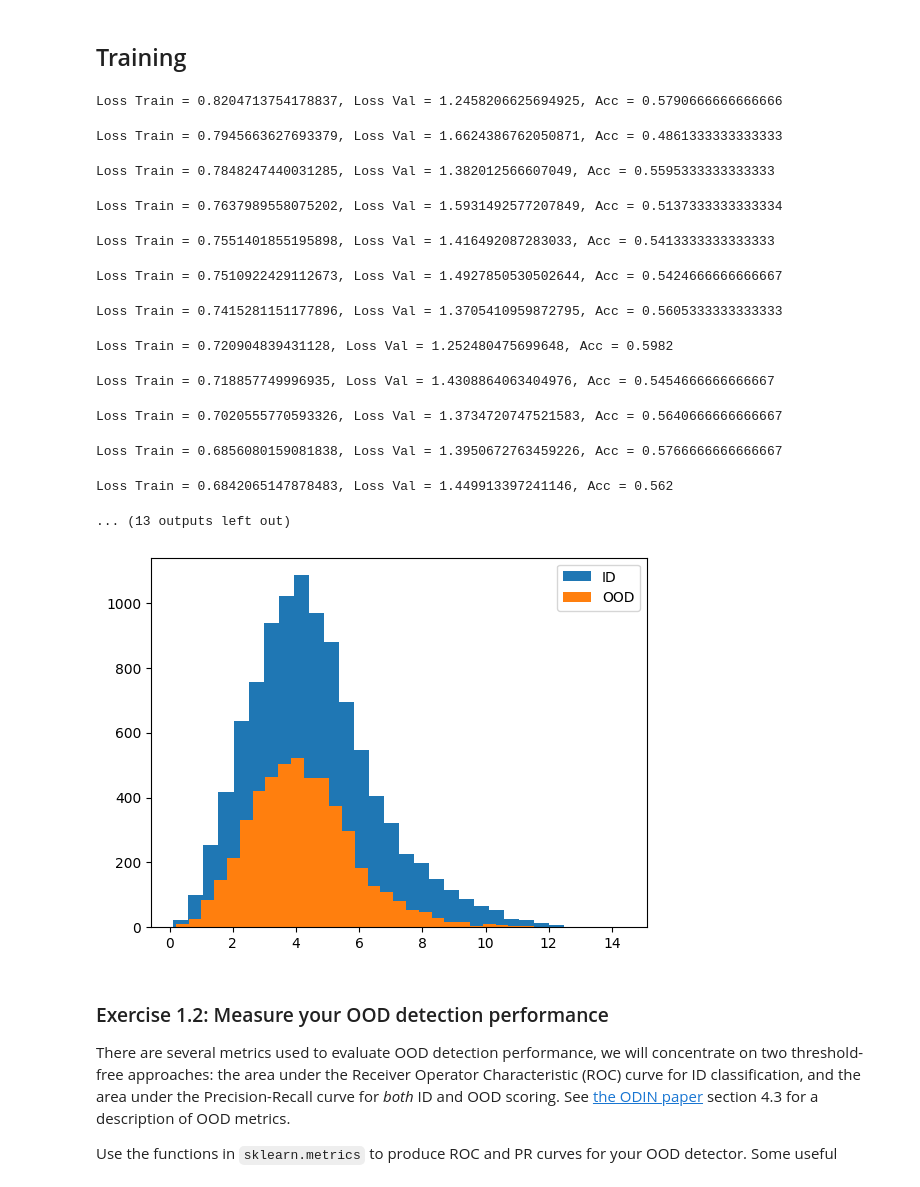
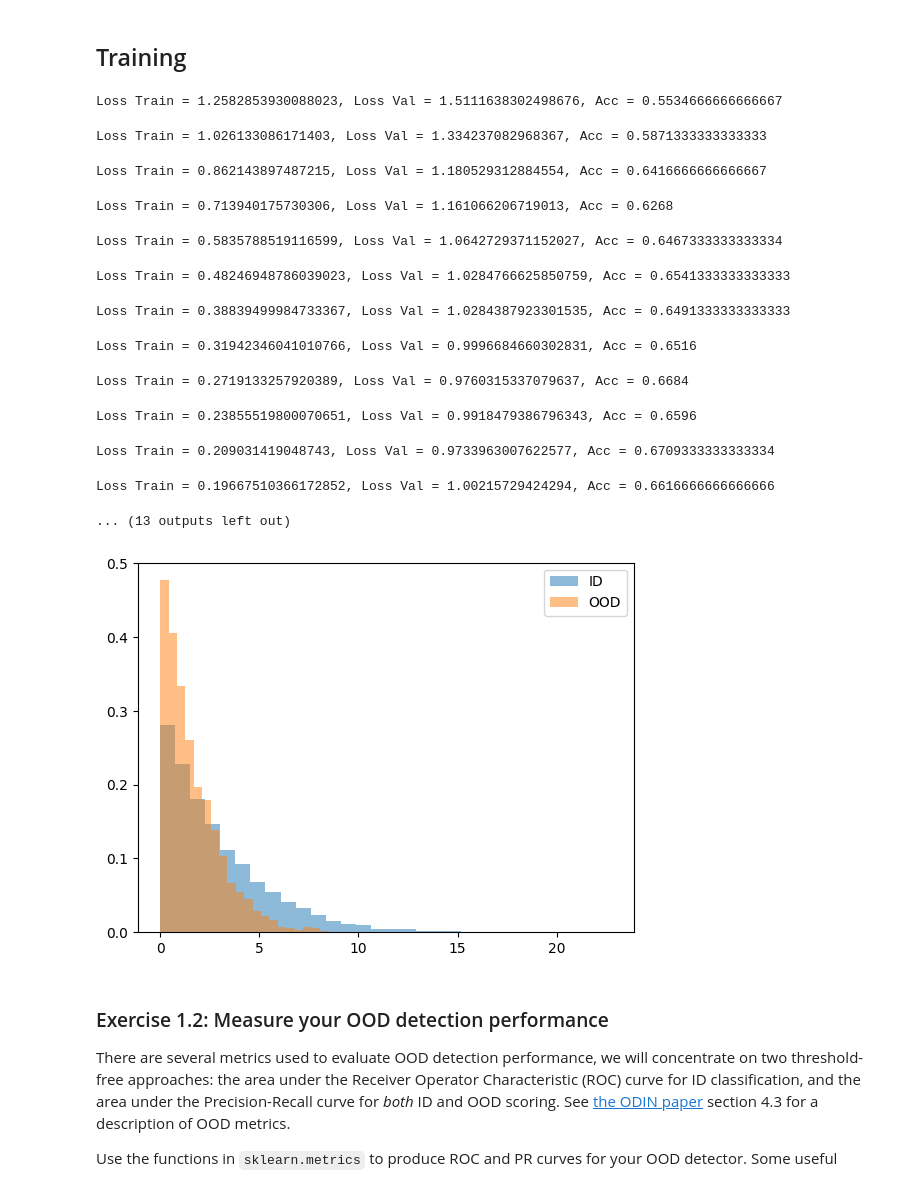
Before and after one commit to Cascetto/dla_labs, a Jupyter notebook: Lab4_OOD.ipynb, the cells around one changed output. Cells and saved outputs as stored; diff of their text form; code cells hidden in the pictures.

```diff
--- a/Lab4_OOD.ipynb
+++ b/Lab4_OOD.ipynb
@@ -80,5 +80,4 @@ def ood_test(model, dataloader):
         second_guess.append(logits_sorted[:, 1])
     max_logits = torch.cat(max_logits)
     second_guess = torch.cat(second_guess)
-    return (max_logits)
     return (max_logits - second_guess)
@@ -197,7 +178,7 @@ i_channels = 3
 e_channels = 32
 n_convs = 16
 # model = RCNN(res, i_channels, e_channels, n_convs, n_classes).to(device)
-model = CifarClassifier(n_classes)
+model = CifarClassifier(n_classes).to(device)
 x = torch.rand((16, 3, 32, 32)).to(device)
 model(x).shape
 # %% [output]
@@ -247,29 +228,29 @@ epochs = 50
 optim = torch.optim.Adam(model.parameters(), lr=0.001)
 lss, accs = training(model, dl_train, dl_val, loss_fn, optim, epochs, 2, False)
 # %% [output]
-Loss Train = 0.8204713754178837, Loss Val = 1.2458206625694925, Acc = 0.5790666666666666
+Loss Train = 1.2582853930088023, Loss Val = 1.5111638302498676, Acc = 0.5534666666666667
-Loss Train = 0.7945663627693379, Loss Val = 1.6624386762050871, Acc = 0.4861333333333333
+Loss Train = 1.026133086171403, Loss Val = 1.334237082968367, Acc = 0.5871333333333333
-Loss Train = 0.7848247440031285, Loss Val = 1.382012566607049, Acc = 0.5595333333333333
+Loss Train = 0.862143897487215, Loss Val = 1.180529312884554, Acc = 0.6416666666666667
-Loss Train = 0.7637989558075202, Loss Val = 1.5931492577207849, Acc = 0.5137333333333334
+Loss Train = 0.713940175730306, Loss Val = 1.161066206719013, Acc = 0.6268
-Loss Train = 0.7551401855195898, Loss Val = 1.416492087283033, Acc = 0.5413333333333333
+Loss Train = 0.5835788519116599, Loss Val = 1.0642729371152027, Acc = 0.6467333333333334
-Loss Train = 0.7510922429112673, Loss Val = 1.4927850530502644, Acc = 0.5424666666666667
+Loss Train = 0.48246948786039023, Loss Val = 1.0284766625850759, Acc = 0.6541333333333333
-Loss Train = 0.7415281151177896, Loss Val = 1.3705410959872795, Acc = 0.5605333333333333
+Loss Train = 0.38839499984733367, Loss Val = 1.0284387923301535, Acc = 0.6491333333333333
-Loss Train = 0.720904839431128, Loss Val = 1.252480475699648, Acc = 0.5982
+Loss Train = 0.31942346041010766, Loss Val = 0.9996684660302831, Acc = 0.6516
-Loss Train = 0.718857749996935, Loss Val = 1.4308864063404976, Acc = 0.5454666666666667
+Loss Train = 0.2719133257920389, Loss Val = 0.9760315337079637, Acc = 0.6684
-Loss Train = 0.7020555770593326, Loss Val = 1.3734720747521583, Acc = 0.5640666666666667
+Loss Train = 0.23855519800070651, Loss Val = 0.9918479386796343, Acc = 0.6596
-Loss Train = 0.6856080159081838, Loss Val = 1.3950672763459226, Acc = 0.5766666666666667
+Loss Train = 0.209031419048743, Loss Val = 0.9733963007622577, Acc = 0.6709333333333334
-Loss Train = 0.6842065147878483, Loss Val = 1.449913397241146, Acc = 0.562
+Loss Train = 0.19667510366172852, Loss Val = 1.00215729424294, Acc = 0.6616666666666666
 ... (13 outputs left out)
 # %%
 id_data = ood_test(model, dl_test)
 ood_data = ood_test(model, dl_ood)
 # %%
-plt.hist(id_data.cpu(), bins=30, label="ID")
-plt.hist(ood_data.cpu(), bins=30, label="OOD")
+plt.hist(id_data.cpu(), bins=30, density=True, alpha=0.5, label="ID")
+plt.hist(ood_data.cpu(), bins=30, density=True, alpha=0.5, label="OOD")
 plt.legend()
 plt.show()
 # %% [output]
-[figure, old version]
+[figure, new version]
 # %% [markdown]
 ### Exercise 1.2: Measure your OOD detection performance
 
```
Also changed, not shown: parts of 4 cells of this notebook.
